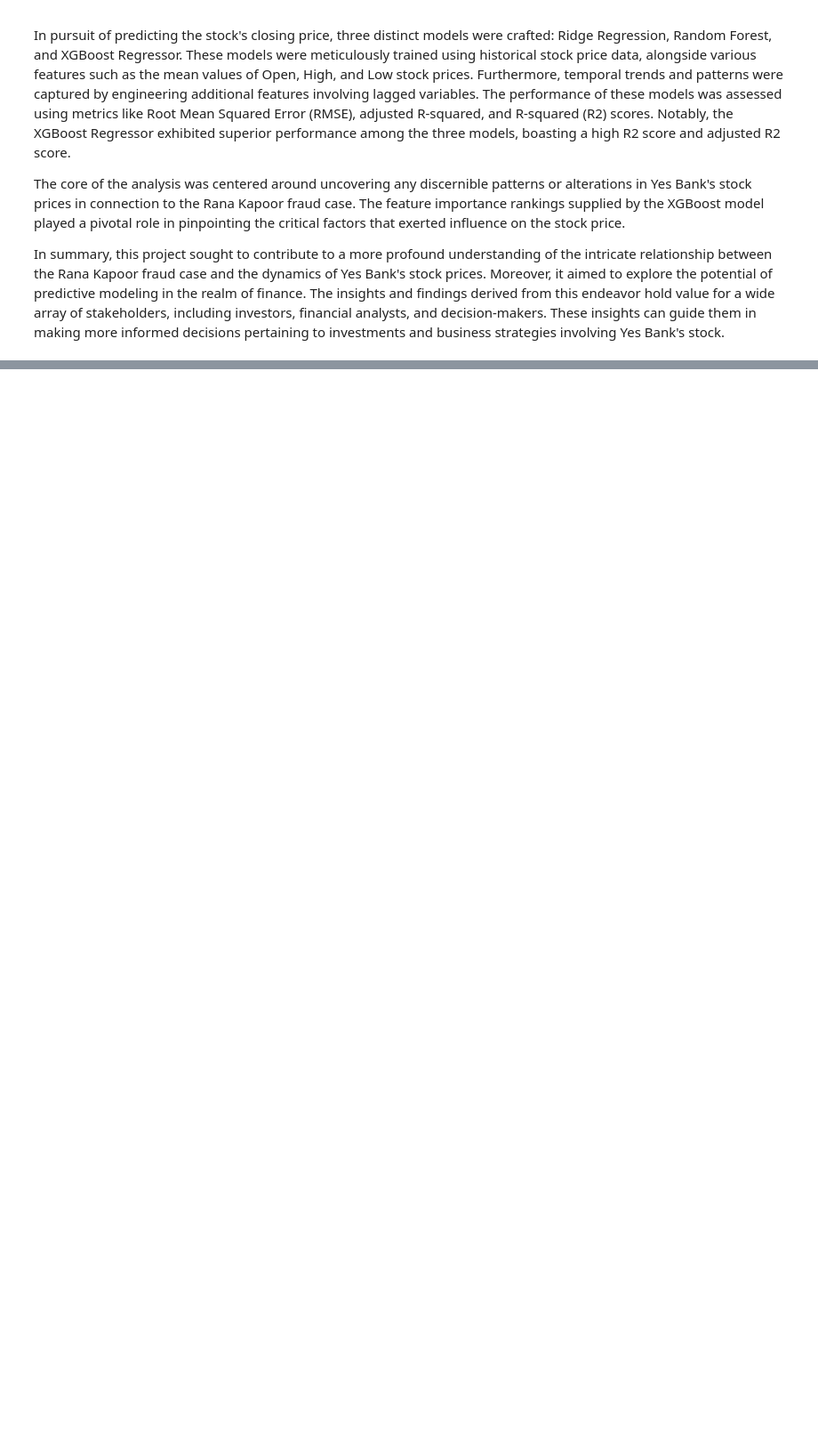
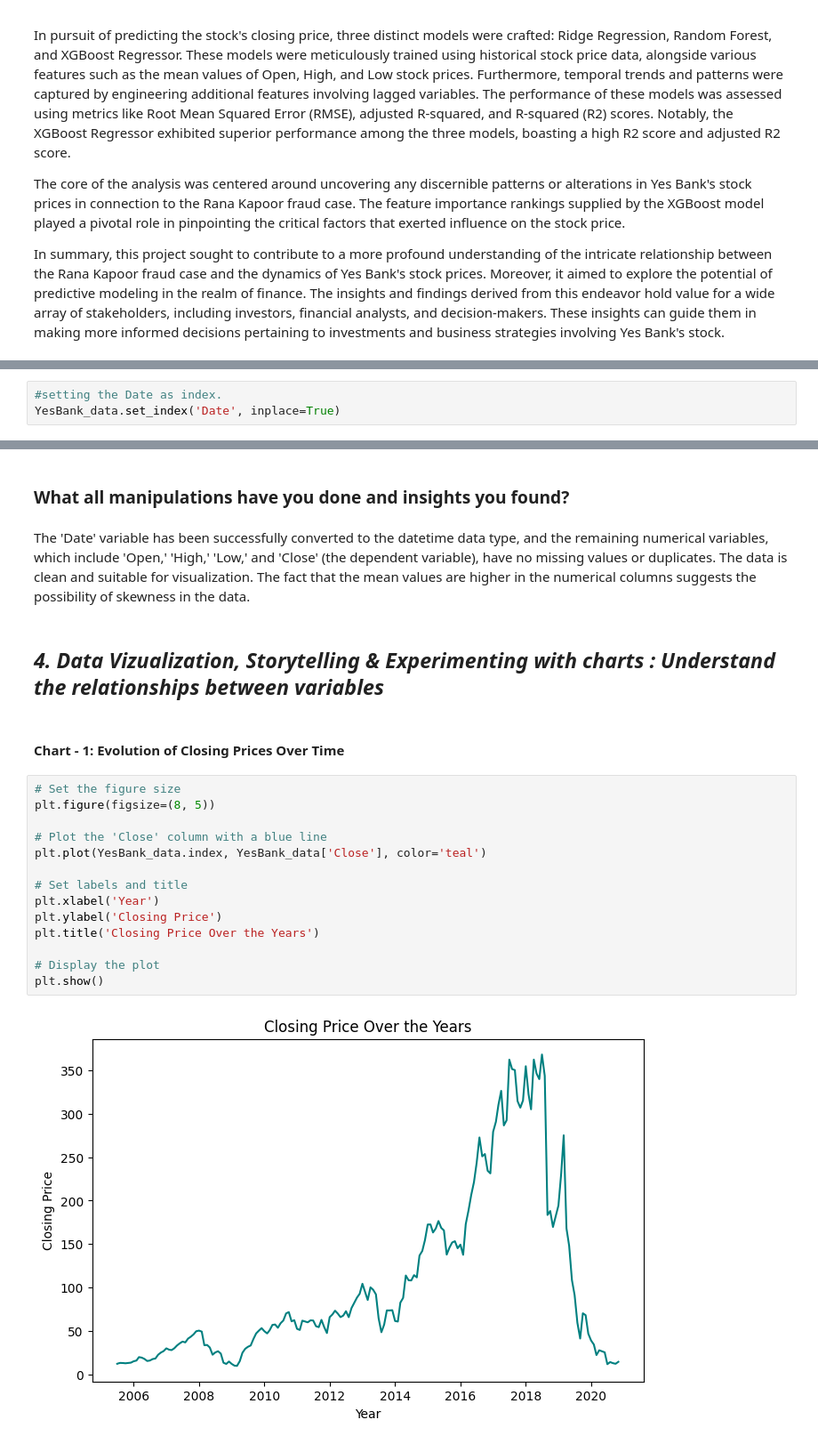
Before and after one commit to meabhaykr/Yes-Bank-Stock-Closing-Price-prediction, a Jupyter notebook: Yes_Bank_Stock_Closing_Price_prediction.ipynb, the cells around one changed output, grey strips where cells are left out. Shown at 89% size. Drawn from its saved outputs; the diff is of its cells as text; blank space fills up the shorter version.

```diff
--- a/Yes_Bank_Stock_Closing_Price_prediction.ipynb
+++ b/Yes_Bank_Stock_Closing_Price_prediction.ipynb
@@ -19,0 +445,3 @@ In summary, this project sought to contribute to a more profound understanding o
+# %%
+#setting the Date as index.
+YesBank_data.set_index('Date', inplace=True)
@@ -19,0 +468,24 @@ In summary, this project sought to contribute to a more profound understanding o
+# %% [markdown]
+### What all manipulations have you done and insights you found?
+# %% [markdown]
+The 'Date' variable has been successfully converted to the datetime data type, and the remaining numerical variables, which include 'Open,' 'High,' 'Low,' and 'Close' (the dependent variable), have no missing values or duplicates. The data is clean and suitable for visualization. The fact that the mean values are higher in the numerical columns suggests the possibility of skewness in the data.
+# %% [markdown]
+## ***4. Data Vizualization, Storytelling & Experimenting with charts : Understand the relationships between variables***
+# %% [markdown]
+#### Chart - 1: Evolution of Closing Prices Over Time
+# %%
+# Set the figure size
+plt.figure(figsize=(8, 5))
+
+# Plot the 'Close' column with a blue line
+plt.plot(YesBank_data.index, YesBank_data['Close'], color='teal')
+
+# Set labels and title
+plt.xlabel('Year')
+plt.ylabel('Closing Price')
+plt.title('Closing Price Over the Years')
+
+# Display the plot
+plt.show()
+# %% [output]
+[figure, added]
```
Also changed, not shown: parts of 305 cells of this notebook.
